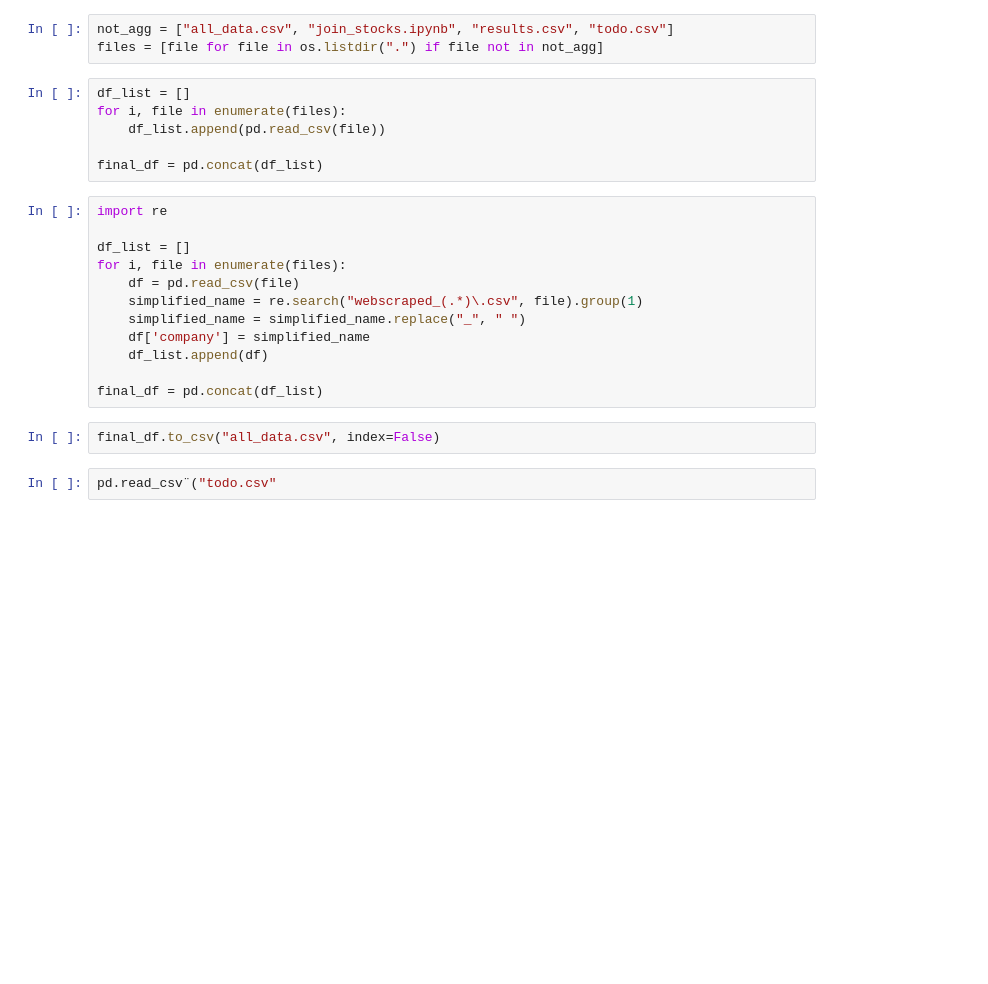
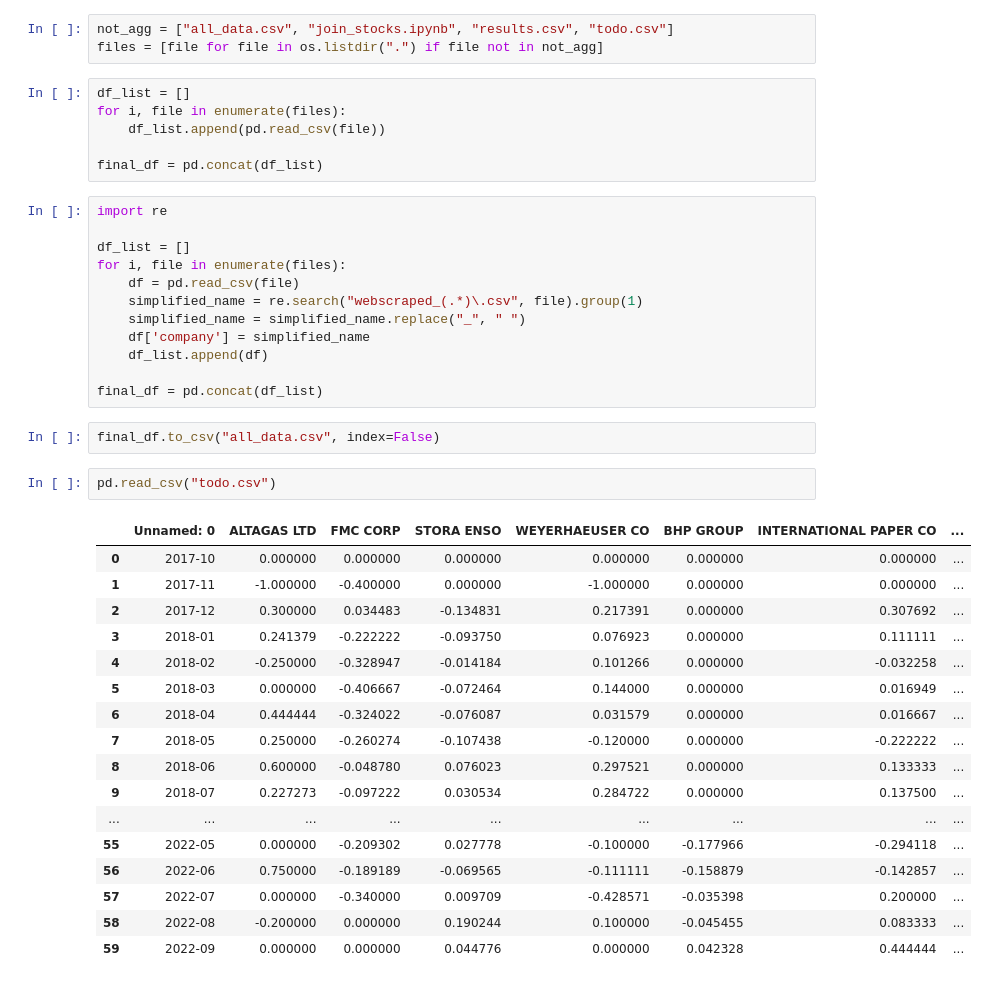
Before and after one commit to Pse1234/sentimental-analysis-energy-stocks, a Jupyter notebook: data/data_model/join_stocks.ipynb, the cells around one changed output. Saved outputs shown, nothing was run; the diff lists cells and outputs as text; blank space fills up the shorter version.

```diff
--- a/data/data_model/join_stocks.ipynb
+++ b/data/data_model/join_stocks.ipynb
@@ -27,4 +27,22 @@ final_df = pd.concat(df_list)
 # %%
 final_df.to_csv("all_data.csv", index=False)
 # %%
-pd.read_csv¨("todo.csv"
+pd.read_csv("todo.csv")
+# %% [output]
+|  | Unnamed: 0 | ALTAGAS LTD | FMC CORP | STORA ENSO | WEYERHAEUSER CO | BHP GROUP | INTERNATIONAL PAPER CO | ... |
+| 0 | 2017-10 | 0.000000 | 0.000000 | 0.000000 | 0.000000 | 0.000000 | 0.000000 | ... |
+| 1 | 2017-11 | -1.000000 | -0.400000 | 0.000000 | -1.000000 | 0.000000 | 0.000000 | ... |
+| 2 | 2017-12 | 0.300000 | 0.034483 | -0.134831 | 0.217391 | 0.000000 | 0.307692 | ... |
+| 3 | 2018-01 | 0.241379 | -0.222222 | -0.093750 | 0.076923 | 0.000000 | 0.111111 | ... |
+| 4 | 2018-02 | -0.250000 | -0.328947 | -0.014184 | 0.101266 | 0.000000 | -0.032258 | ... |
+| 5 | 2018-03 | 0.000000 | -0.406667 | -0.072464 | 0.144000 | 0.000000 | 0.016949 | ... |
+| 6 | 2018-04 | 0.444444 | -0.324022 | -0.076087 | 0.031579 | 0.000000 | 0.016667 | ... |
+| 7 | 2018-05 | 0.250000 | -0.260274 | -0.107438 | -0.120000 | 0.000000 | -0.222222 | ... |
+| 8 | 2018-06 | 0.600000 | -0.048780 | 0.076023 | 0.297521 | 0.000000 | 0.133333 | ... |
+| 9 | 2018-07 | 0.227273 | -0.097222 | 0.030534 | 0.284722 | 0.000000 | 0.137500 | ... |
+| ... | ... | ... | ... | ... | ... | ... | ... | ... |
+| 55 | 2022-05 | 0.000000 | -0.209302 | 0.027778 | -0.100000 | -0.177966 | -0.294118 | ... |
+| 56 | 2022-06 | 0.750000 | -0.189189 | -0.069565 | -0.111111 | -0.158879 | -0.142857 | ... |
+| 57 | 2022-07 | 0.000000 | -0.340000 | 0.009709 | -0.428571 | -0.035398 | 0.200000 | ... |
+| 58 | 2022-08 | -0.200000 | 0.000000 | 0.190244 | 0.100000 | -0.045455 | 0.083333 | ... |
+| 59 | 2022-09 | 0.000000 | 0.000000 | 0.044776 | 0.000000 | 0.042328 | 0.444444 | ... |
```
Also changed, not shown: 2 other files.
